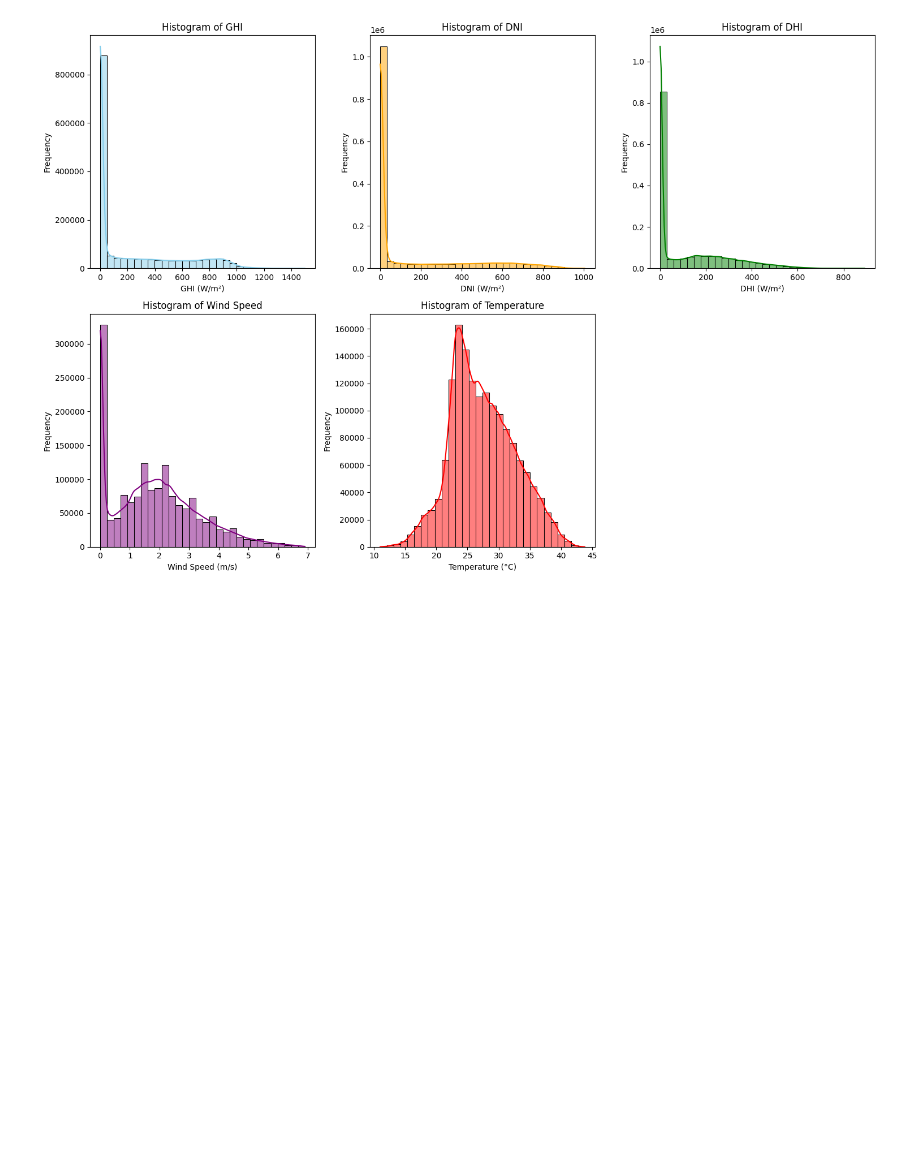
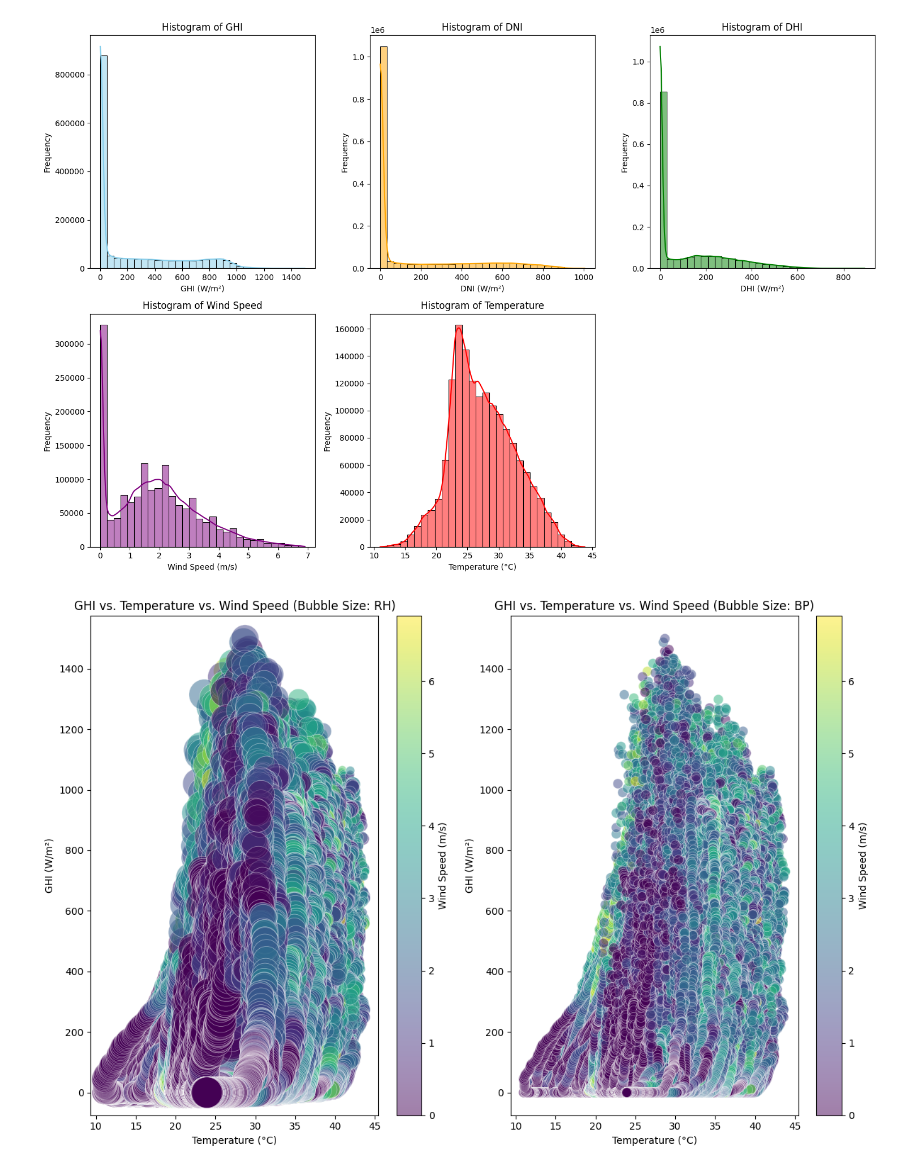
Before and after one commit to wolderufael/solar_raiation_EDA_week0, a Jupyter notebook: notebooks/EDA.ipynb, the cells around one changed output. Saved outputs shown, nothing was run; the diff lists cells and outputs as text; code cells hidden in the pictures; blank space fills up the shorter version.

Commit message:
bubble chart

```diff
--- a/notebooks/EDA.ipynb
+++ b/notebooks/EDA.ipynb
@@ -64,3 +85,8 @@ polar_plot(merged_df)
 frequency_distribution(merged_df)
 # %% [output]
 [figure]
+# %%
+#bubble chart to show relationship between variables
+bubble_chart(merged_df)
+# %% [output]
+[figure, added]
```
Also changed, not shown: parts of 6 cells of this notebook, 1 other file.
